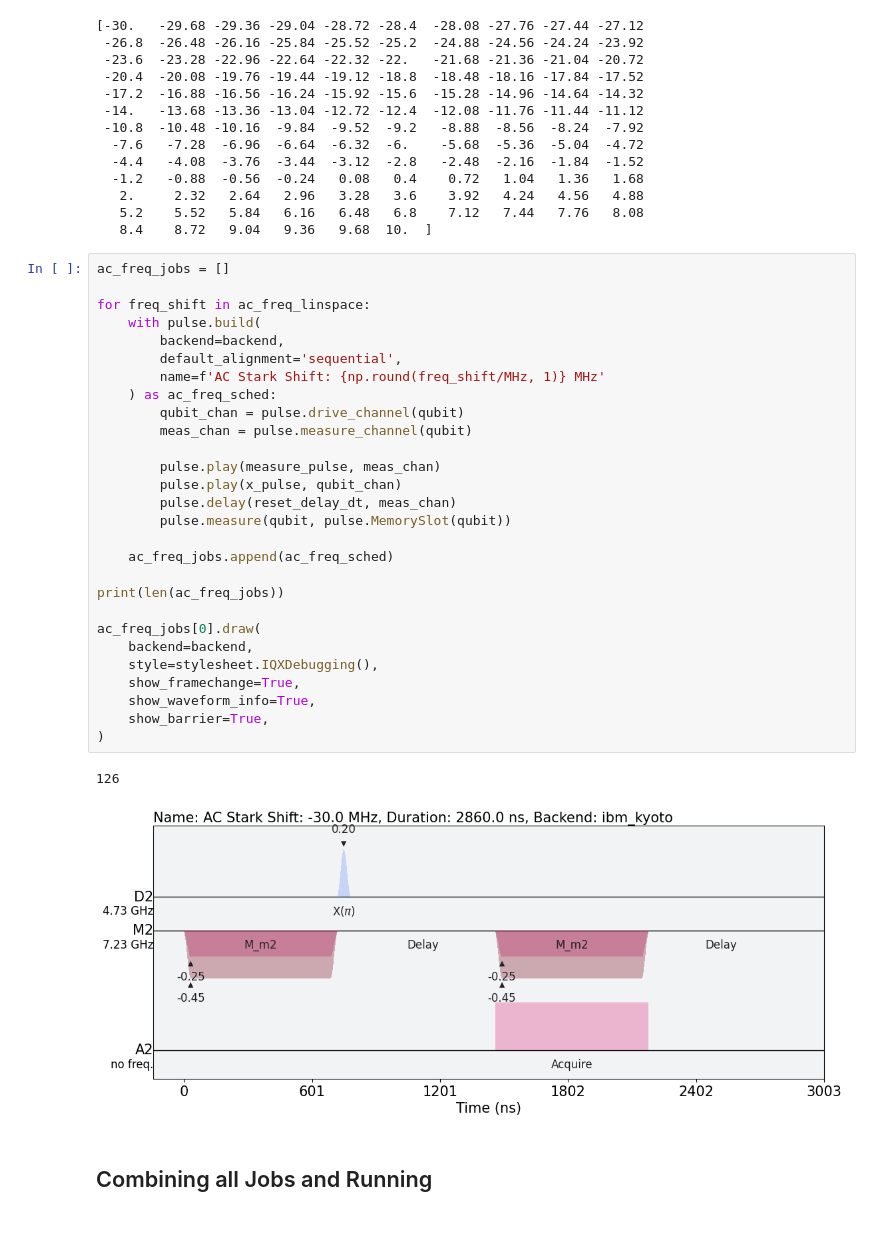
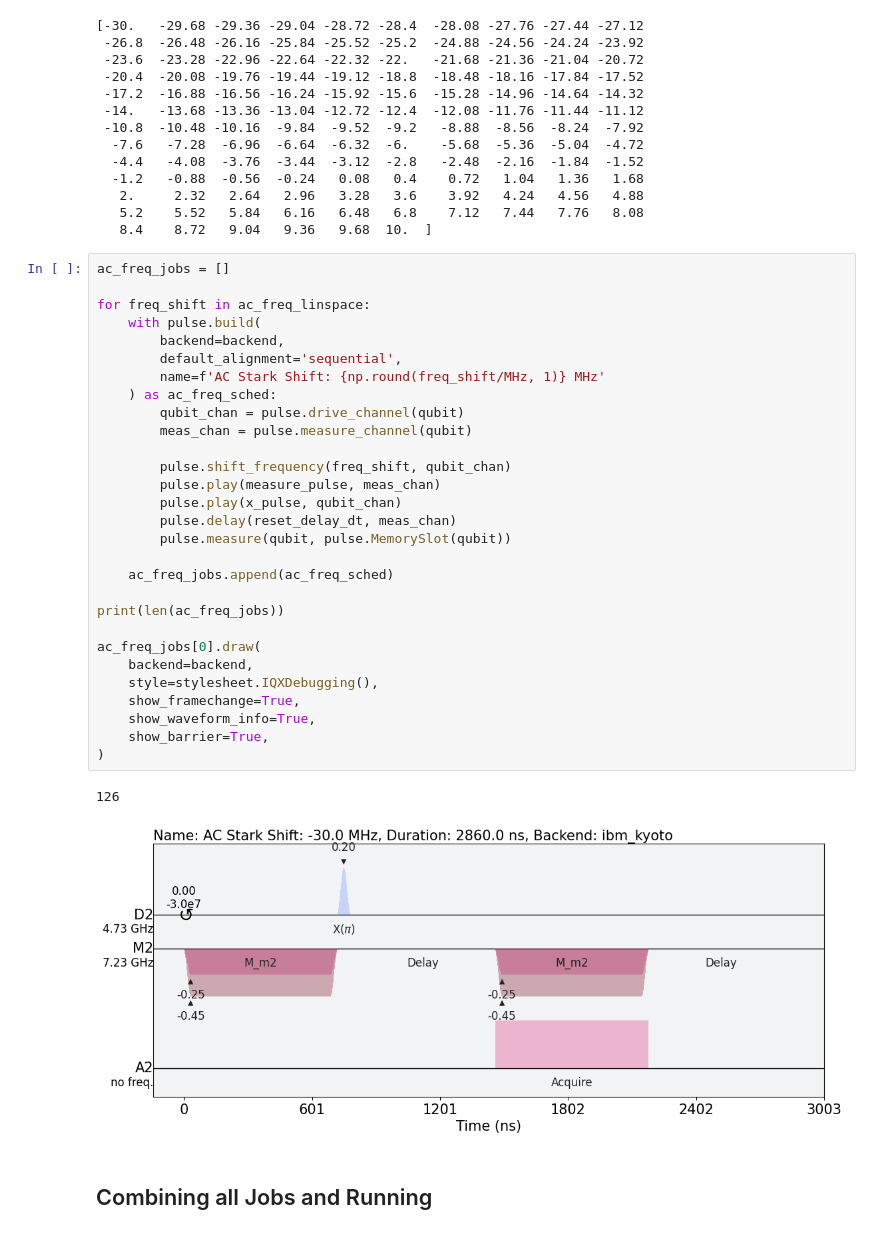
Before and after one commit to AnikenC/ReadoutWithRL, a Jupyter notebook: readoutWithRL/Experiments/chi_exp_kyoto.ipynb, the cells around one changed output. Saved outputs shown, nothing was run; the diff lists cells and outputs as text.

```diff
--- a/readoutWithRL/Experiments/chi_exp_kyoto.ipynb
+++ b/readoutWithRL/Experiments/chi_exp_kyoto.ipynb
@@ -248,34 +248,35 @@ print(ac_freq_linspace/MHz)
 # %%
 ac_freq_jobs = []
 
 for freq_shift in ac_freq_linspace:
     with pulse.build(
         backend=backend,
         default_alignment='sequential',
         name=f'AC Stark Shift: {np.round(freq_shift/MHz, 1)} MHz'
     ) as ac_freq_sched:
         qubit_chan = pulse.drive_channel(qubit)
         meas_chan = pulse.measure_channel(qubit)
 
+        pulse.shift_frequency(freq_shift, qubit_chan)
         pulse.play(measure_pulse, meas_chan)
         pulse.play(x_pulse, qubit_chan)
         pulse.delay(reset_delay_dt, meas_chan)
         pulse.measure(qubit, pulse.MemorySlot(qubit))
 
     ac_freq_jobs.append(ac_freq_sched)
 
 print(len(ac_freq_jobs))
 
 ac_freq_jobs[0].draw(
     backend=backend,
     style=stylesheet.IQXDebugging(),
     show_framechange=True,
     show_waveform_info=True,
     show_barrier=True,
 )
 # %% [output]
 126
-[figure, old version]
+[figure, new version]
 # %% [markdown]
 ## Combining all Jobs and Running
 # %%
```
Also changed, not shown: parts of 1 cell of this notebook, 2 other files.
